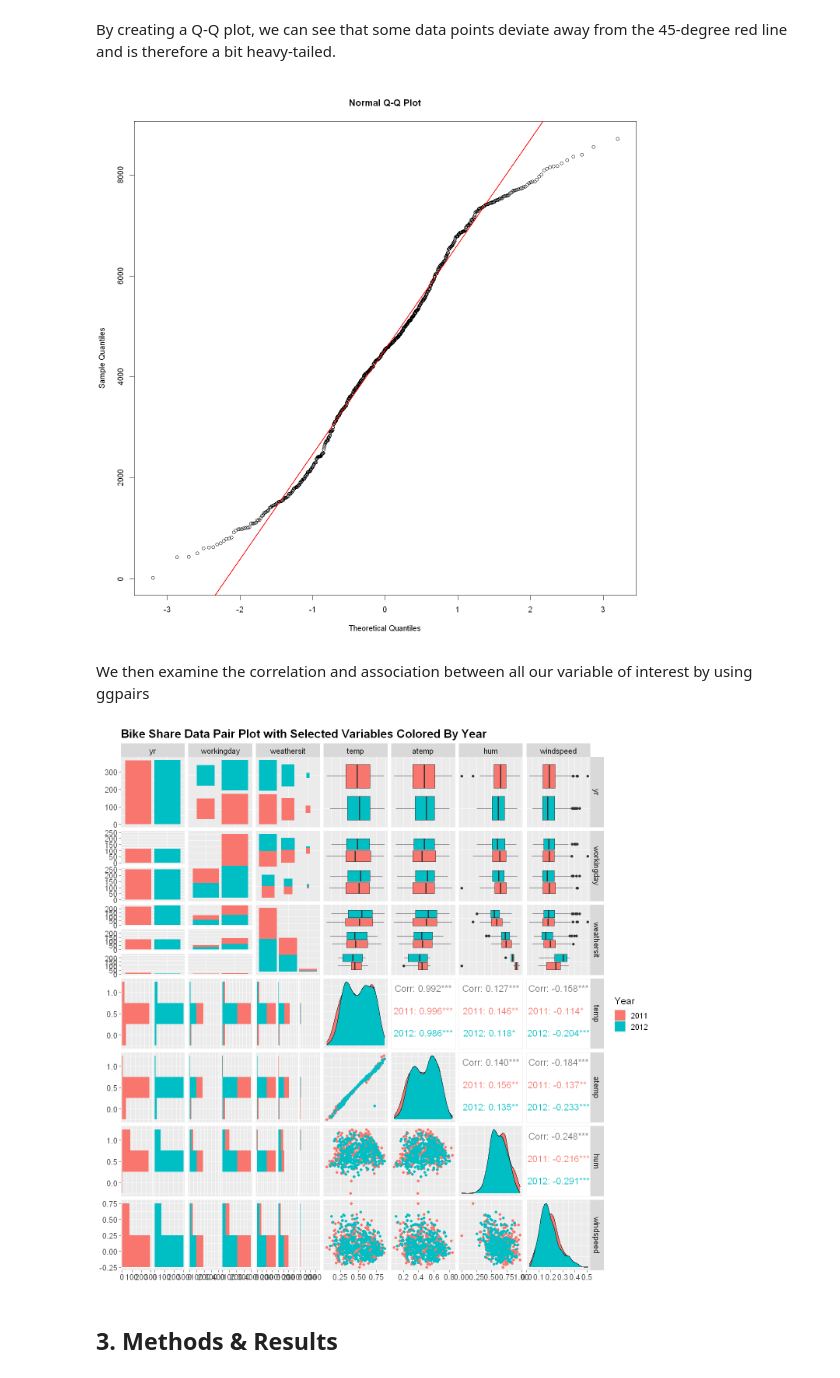
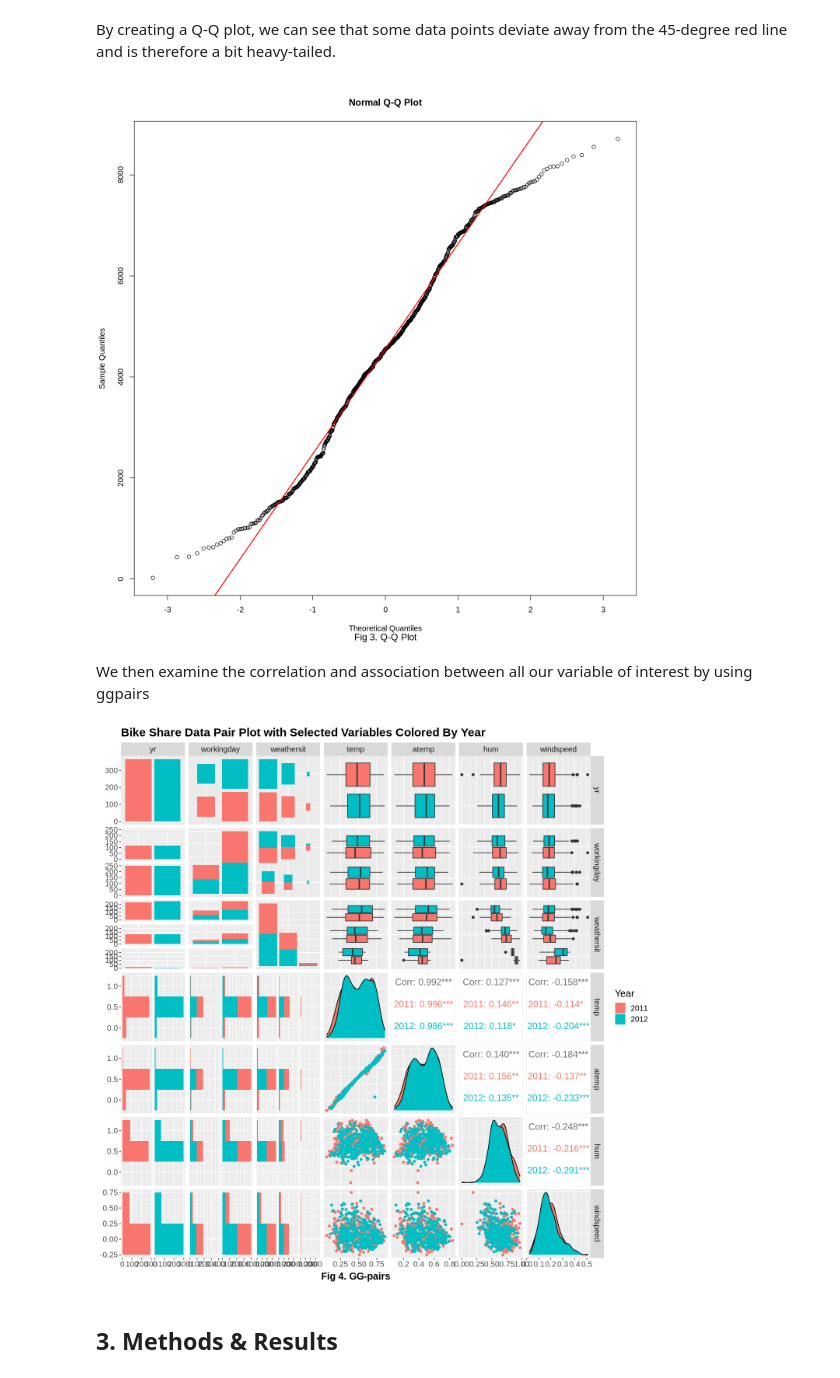
Before and after one commit to tonyliang19/stat301-group-project, a Jupyter notebook: src/proposal.ipynb, the cells around one changed output. Drawn from its saved outputs; the diff is of its cells as text; code cells hidden in the pictures.

Commit message:
Plot labels and 3.1

```diff
--- a/src/proposal.ipynb
+++ b/src/proposal.ipynb
@@ -187,28 +184,30 @@ By creating a Q-Q plot, we can see that some data points deviate away from the 4
 # %%
 qqnorm(bike_wrangled$cnt)
 qqline(bike_wrangled$cnt, col = "red", lwd = 2)
+mtext(text = "Fig 3. Q-Q Plot", side=1, line = 4, cex = 1.2)
 # %% [output]
-[figure, old version]
+[figure, new version]
 # %% [markdown]
 We then examine the correlation and association between all our variable of interest by using ggpairs
 # %%
 # Visualize the association between our variable of interest (season, workingday, weathersit,
 # temp, atemp, hum, windspeed, cnt)
 bs_day_pair_plots <- bike_wrangled %>%
     ggpairs(progress = FALSE, legend = 1, columns = c(1,2,3,4,5,6,7),
         aes(color = factor(yr, levels = 0:1, labels = c("2011", "2012"))),
         lower=list(combo=wrap("facethist", binwidth=0.5)),
         upper=list(continuous = wrap("cor", size=5))) +
     ggtitle("Bike Share Data Pair Plot with Selected Variables Colored By Year") +
     theme(
         text = element_text(size = 15),
         plot.title = element_text(face = "bold"),
-        axis.title = element_text(face = "bold")
+        axis.title = element_text(face = "bold"),
+        plot.caption = element_text(size = 15, hjust = 0.5, face = "bold")
     ) +
-    labs(fill = "Year")
+    labs(fill = "Year", caption = "Fig 4. GG-pairs")
 bs_day_pair_plots
 # %% [output]
-[figure, old version]
+[figure, new version]
 # %% [markdown]
 ## 3. Methods & Results
 # %% [markdown]
```
Also changed, not shown: parts of 7 cells of this notebook.
